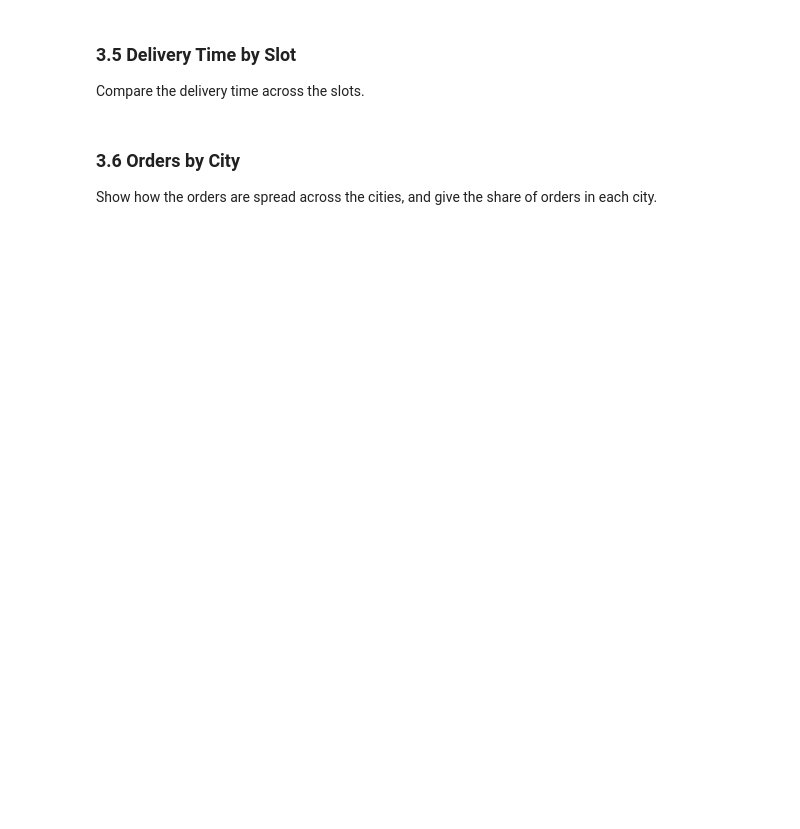
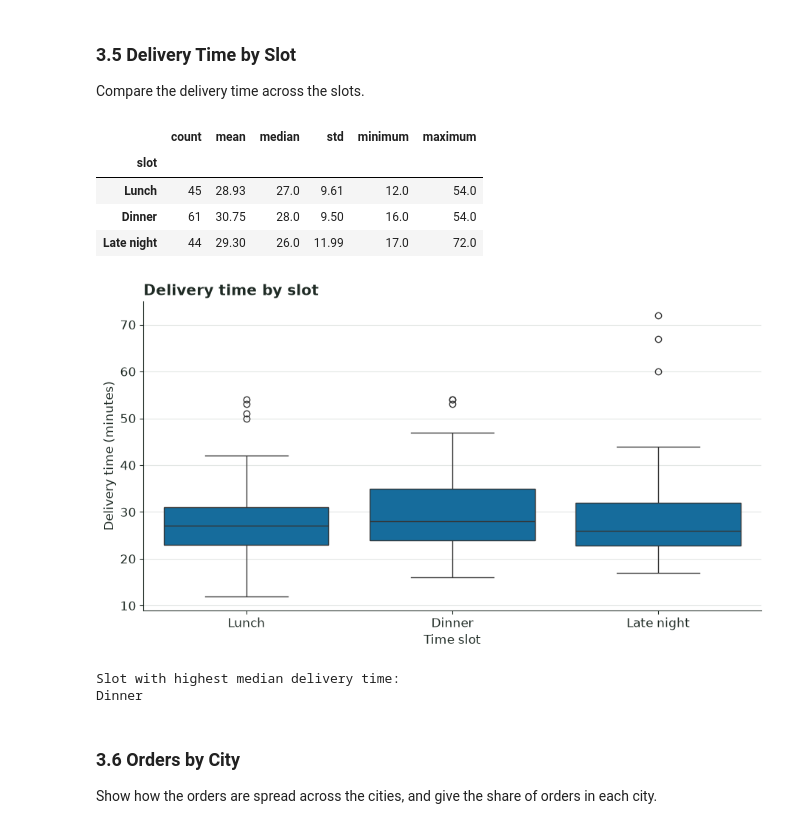
Before and after one commit to andrejgruevski/data-science, a Jupyter notebook: labs/02-food-delivery/notebook.ipynb, the cells around one changed output. Drawn from its saved outputs; the diff is of its cells as text; code cells hidden in the pictures; blank space fills up the shorter version.

```diff
--- a/labs/02-food-delivery/notebook.ipynb
+++ b/labs/02-food-delivery/notebook.ipynb
@@ -455,4 +455,23 @@ Answer each request below from `df`. Support each answer with the numbers that e
 
 Give every column of `df` a type that matches what it measures. The slots have a natural order, from lunch to late night, and the type of `slot` keeps it.
 # %%
-# Write your solution here.
+df["order_id"] = df["order_id"].astype("string")
+
+for column in ["restaurant", "cuisine", "city", "unit", "weather", "payment"]:
+    df[column] = df[column].astype("category")
+
+df["slot"] = pd.Categorical(
+    df["slot"],
+    categories=["Lunch", "Dinner", "Late night"],
+    ordered=True
+)
+
+df["by_restaurant"] = df["by_restaurant"].astype("boolean")
+
+for column in ["distance", "minutes", "rating", "items", "total", "tip"]:
+    df[column] = pd.to_numeric(df[column], errors="coerce")
+
+df["items"] = df["items"].astype("Int64")
+df["rating"] = df["rating"].astype("Int64")
+
+print(df.dtypes)
@@ -479,7 +725,35 @@ Describe the delivery time by its centre, its spread, and the shape of its distr
 
 Compare the delivery time across the slots.
 # %%
-# Write your solution here.
+slot_summary = df.groupby("slot", observed=True)["minutes"].agg(
+    count="count",
+    mean="mean",
+    median="median",
+    std="std",
+    minimum="min",
+    maximum="max"
+)
+
+display(slot_summary.round(2))
+
+plt.figure(figsize=(9, 5))
+sns.boxplot(data=df, x="slot", y="minutes", order=["Lunch", "Dinner", "Late night"])
+plt.title("Delivery time by slot")
+plt.xlabel("Time slot")
+plt.ylabel("Delivery time (minutes)")
+plt.show()
+
+print("Slot with highest median delivery time:")
+print(slot_summary["median"].idxmax())
+# %% [output]
+|  | count | mean | median | std | minimum | maximum |
+| slot |  |  |  |  |  |  |
+| Lunch | 45 | 28.93 | 27.0 | 9.61 | 12.0 | 54.0 |
+| Dinner | 61 | 30.75 | 28.0 | 9.50 | 16.0 | 54.0 |
+| Late night | 44 | 29.30 | 26.0 | 11.99 | 17.0 | 72.0 |
+[figure, added]
+Slot with highest median delivery time:
+Dinner
 # %% [markdown]
 ### 3.6 Orders by City
 
```
Also changed, not shown: parts of 12 cells of this notebook, 6 other files.
